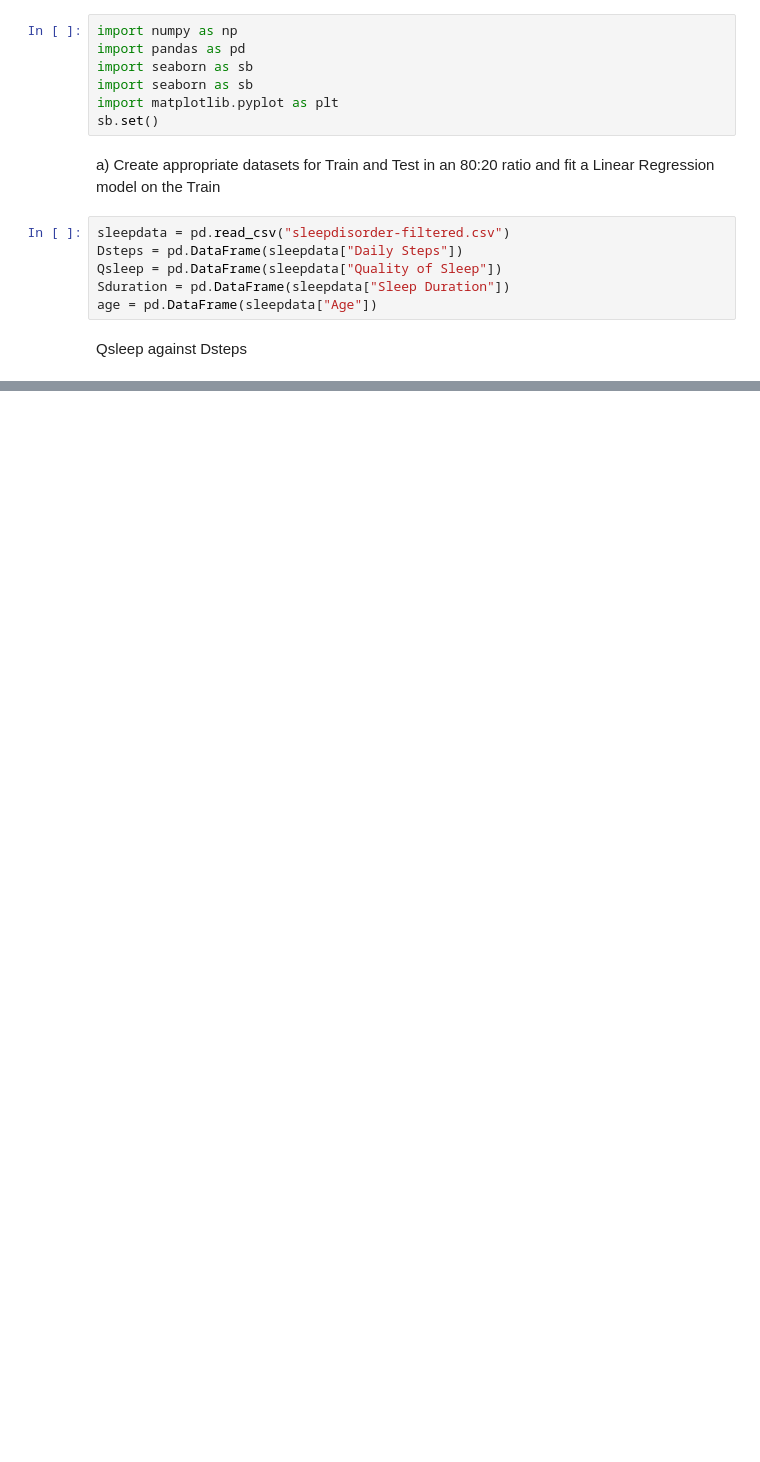
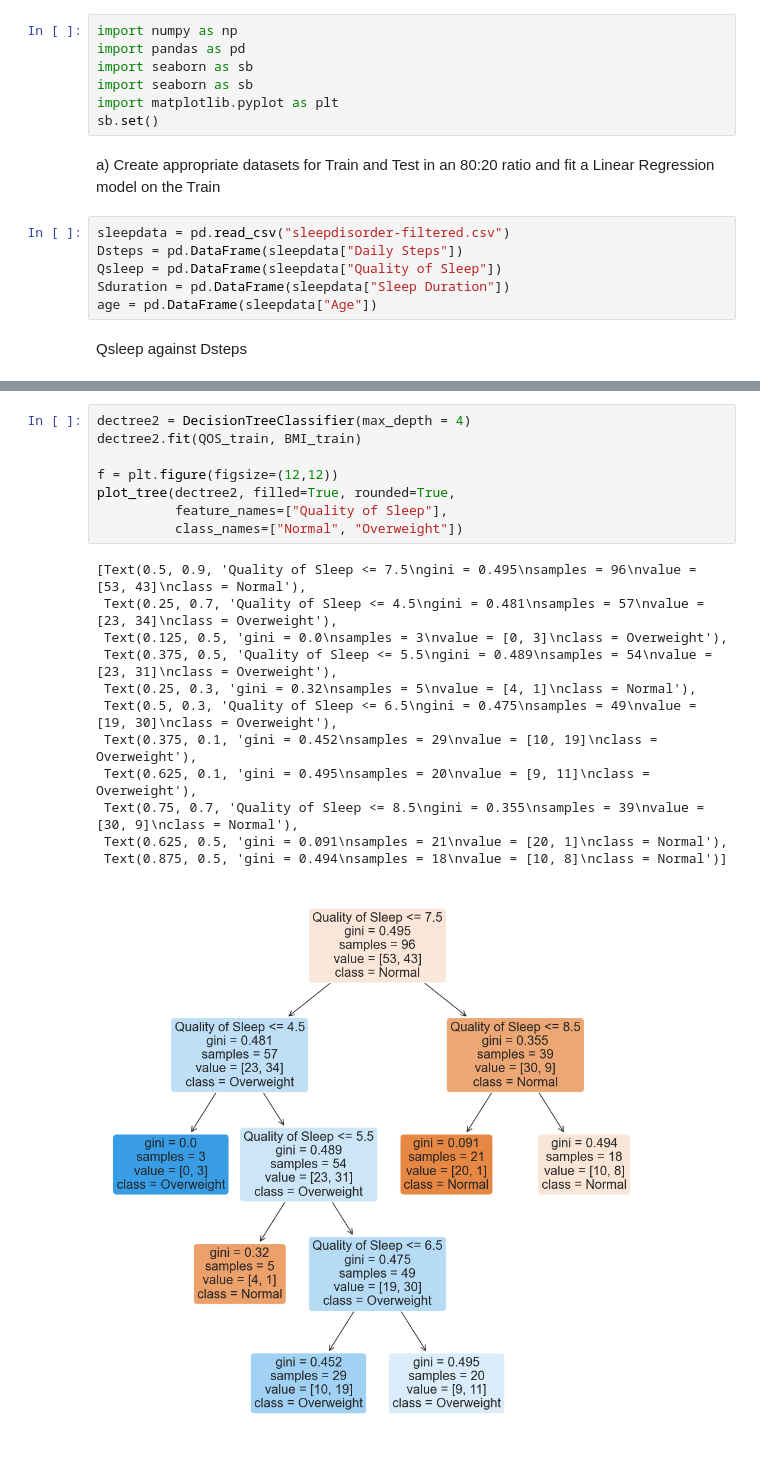
Before and after one commit to Roland13579/SC1015-DS-Project, a Jupyter notebook: Linear regression for Sleep Disorder.ipynb, the cells around one changed output, grey strips where cells are left out. Drawn from its saved outputs; the diff is of its cells as text; blank space fills up the shorter version.

```diff
--- a/Linear regression for Sleep Disorder.ipynb
+++ b/Linear regression for Sleep Disorder.ipynb
@@ -139,0 +181,21 @@ Sleep Duration is the best predictor for quality of sleep. It has the highest va
+# %%
+dectree2 = DecisionTreeClassifier(max_depth = 4)
+dectree2.fit(QOS_train, BMI_train)
+
+f = plt.figure(figsize=(12,12))
+plot_tree(dectree2, filled=True, rounded=True,
+          feature_names=["Quality of Sleep"],
+          class_names=["Normal", "Overweight"])
+# %% [output]
+[Text(0.5, 0.9, 'Quality of Sleep <= 7.5\ngini = 0.495\nsamples = 96\nvalue = [53, 43]\nclass = Normal'),
+ Text(0.25, 0.7, 'Quality of Sleep <= 4.5\ngini = 0.481\nsamples = 57\nvalue = [23, 34]\nclass = Overweight'),
+ Text(0.125, 0.5, 'gini = 0.0\nsamples = 3\nvalue = [0, 3]\nclass = Overweight'),
+ Text(0.375, 0.5, 'Quality of Sleep <= 5.5\ngini = 0.489\nsamples = 54\nvalue = [23, 31]\nclass = Overweight'),
+ Text(0.25, 0.3, 'gini = 0.32\nsamples = 5\nvalue = [4, 1]\nclass = Normal'),
+ Text(0.5, 0.3, 'Quality of Sleep <= 6.5\ngini = 0.475\nsamples = 49\nvalue = [19, 30]\nclass = Overweight'),
+ Text(0.375, 0.1, 'gini = 0.452\nsamples = 29\nvalue = [10, 19]\nclass = Overweight'),
+ Text(0.625, 0.1, 'gini = 0.495\nsamples = 20\nvalue = [9, 11]\nclass = Overweight'),
+ Text(0.75, 0.7, 'Quality of Sleep <= 8.5\ngini = 0.355\nsamples = 39\nvalue = [30, 9]\nclass = Normal'),
+ Text(0.625, 0.5, 'gini = 0.091\nsamples = 21\nvalue = [20, 1]\nclass = Normal'),
+ Text(0.875, 0.5, 'gini = 0.494\nsamples = 18\nvalue = [10, 8]\nclass = Normal')]
+[figure, added]
```
Also changed, not shown: parts of 19 cells of this notebook, 2 other files.
